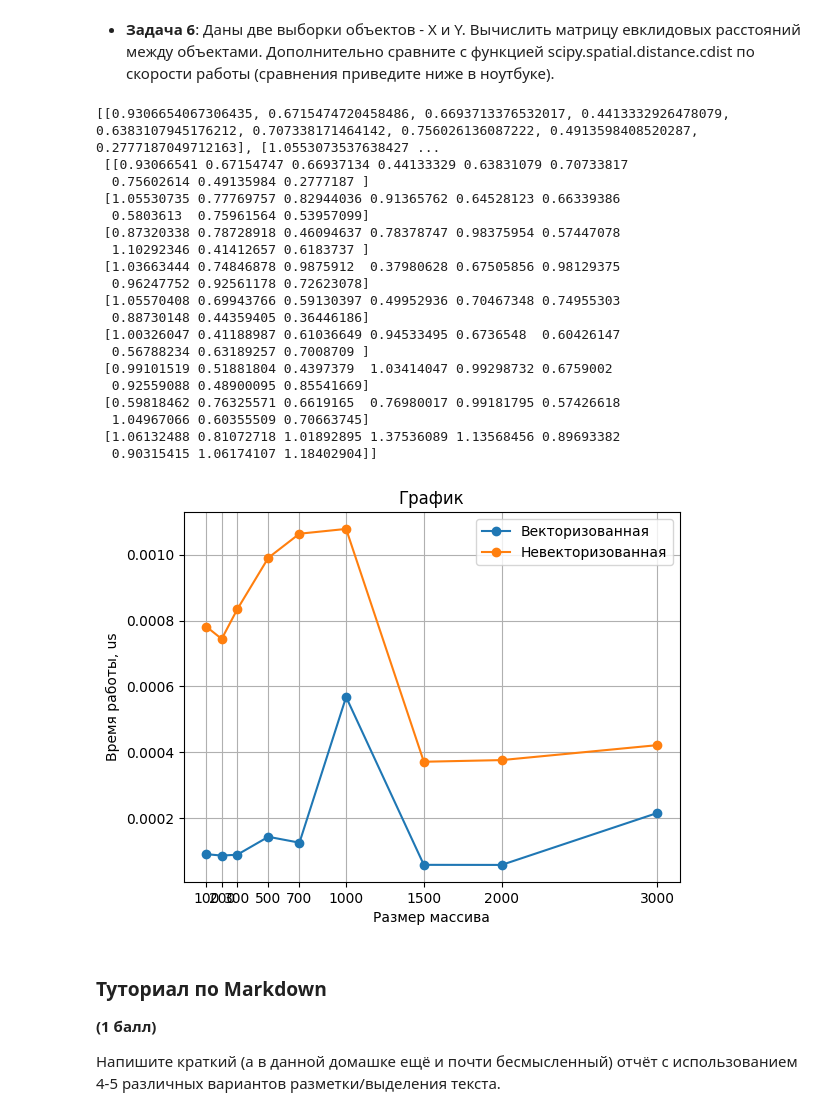
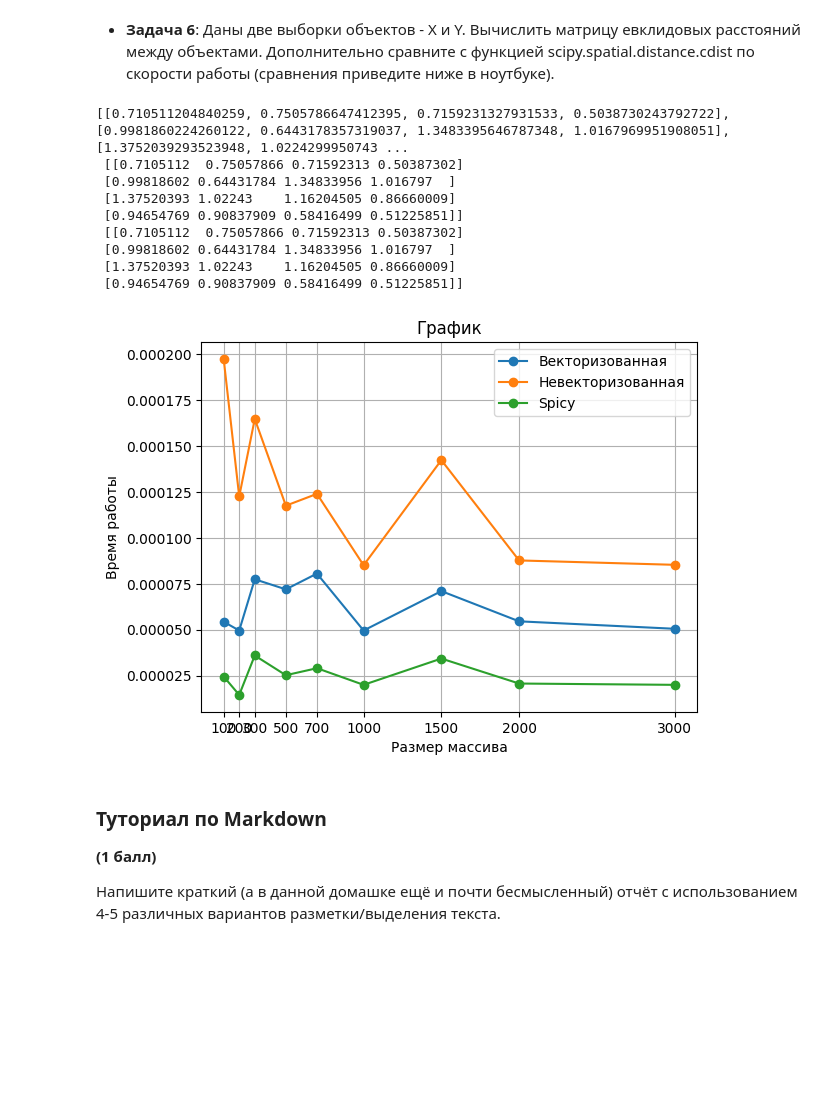
Before and after one commit to NikitaCat81/MLAESCTeminNikita, a Jupyter notebook: task1_numpy/task1_numpy_practive.ipynb, the cells around one changed output. Drawn from its saved outputs; the diff is of its cells as text; code cells hidden in the pictures; blank space fills up the shorter version.

```diff
--- a/task1_numpy/task1_numpy_practive.ipynb
+++ b/task1_numpy/task1_numpy_practive.ipynb
@@ -204,29 +194,32 @@ True
  Например, для x = np.array([6, 2, 0, 3, 0, 0, 5, 7, 0]) ответ – 5.
 # %%
 # code here
+
 import numpy as np
 import random
+import time
+%matplotlib inline
+import matplotlib.pyplot as plt
 
 random.seed()
 
 x = random.randint(3, 9)
 y = random.randint(3, 9)
 
-ms = np.random.rand(x)
+ms = np.array([6, 2, 0, 3, 0, 0, 5, 7, 0])
 
 
 def max_after_zero(ms):
     a = list()
     for i in range(1, len(ms)):
-        if((ms[i - 1] == 0).any):
+        if((ms[i - 1] == 0)):
             a.append(ms[i])
     return max(a)
 
 def max_after_zero_vect(ms):
-    a = np.ones((1))
-    a = np.hstack((a, ms))
-    i = a == 0
-    return np.max(ms)
+    num = np.where(ms[:len(ms) - 1] == 0)
+    num = np.array(num) + 1
+    return np.max(ms[(num.tolist())])
 
 
 
@@ -241,7 +234,7 @@ for size_a in size_d:
 
     start_time = time.time()
 
-    max_after_zero(ms)
+    max_after_zero(ms.tolist())
 
     non_v =  time.time() - start_time
 
@@ -258,7 +251,7 @@ plt.plot(size_d, v_1, label="Векторизованная", marker='o')
 plt.plot(size_d, non_v_1, label="Невекторизованная", marker='o')
 plt.xticks(size_d)
 plt.xlabel(u'Размер маcсива')
-plt.ylabel(u'Время работы, us')
+plt.ylabel(u'Время работы')
 plt.title(u'График')
 plt.grid(True)
 plt.legend()
@@ -402,6 +392,7 @@ plt.show()
 import numpy as np
 import random
 import math
+from scipy.spatial import distance
 
 random.seed()
 
@@ -426,62 +417,62 @@ def pairwise_distance(ms1, ms2):
 def pairwise_distance_vect(ms1, ms2):
     return np.sqrt(np.sum((ms1[:, np.newaxis] - ms2) ** 2, axis=-1))
 
-print(pairwise_distance(ms1, ms2), '\n', pairwise_distance_vect(ms1, ms2))
+print(pairwise_distance(ms1, ms2), '\n', pairwise_distance_vect(ms1, ms2), '\n', distance.cdist(ms1, ms2, 'euclidean'))
 
 
 size_d = [100, 200, 300, 500, 700, 1000, 1500, 2000, 3000]
 v_1 = []
 non_v_1 = []
+s_1 = []
 
 for size_a in size_d:
     ms = np.random.randint(-10, 10, (size_a, size_a))
 
     start_time = time.time()
 
     pairwise_distance(ms1, ms2)
 
     non_v =  time.time() - start_time
 
     start_time = time.time()
 
     pairwise_distance_vect(ms1, ms2)
+
     v = time.time() - start_time
+
+    start_time = time.time()
+
+    distance.cdist(ms1, ms2, 'euclidean')
+
+    s = time.time() - start_time
 
     v_1.append(v)
     non_v_1.append(non_v)
+    s_1.append(s)
 
 
 plt.plot(size_d, v_1, label="Векторизованная", marker='o')
 plt.plot(size_d, non_v_1, label="Невекторизованная", marker='o')
+plt.plot(size_d, s_1, label="Spicy", marker='o')
 plt.xticks(size_d)
 plt.xlabel(u'Размер маcсива')
-plt.ylabel(u'Время работы, us')
+plt.ylabel(u'Время работы')
 plt.title(u'График')
 plt.grid(True)
 plt.legend()
 
 plt.show()
 # %% [output]
-[[0.9306654067306435, 0.6715474720458486, 0.6693713376532017, 0.4413332926478079, 0.6383107945176212, 0.707338171464142, 0.756026136087222, 0.4913598408520287, 0.2777187049712163], [1.0553073537638427 ...
- [[0.93066541 0.67154747 0.66937134 0.44133329 0.63831079 0.70733817
-  0.75602614 0.49135984 0.2777187 ]
- [1.05530735 0.77769757 0.82944036 0.91365762 0.64528123 0.66339386
-  0.5803613  0.75961564 0.53957099]
- [0.87320338 0.78728918 0.46094637 0.78378747 0.98375954 0.57447078
-  1.10292346 0.41412657 0.6183737 ]
- [1.03663444 0.74846878 0.9875912  0.37980628 0.67505856 0.98129375
-  0.96247752 0.92561178 0.72623078]
- [1.05570408 0.69943766 0.59130397 0.49952936 0.70467348 0.74955303
-  0.88730148 0.44359405 0.36446186]
- [1.00326047 0.41188987 0.61036649 0.94533495 0.6736548  0.60426147
-  0.56788234 0.63189257 0.7008709 ]
- [0.99101519 0.51881804 0.4397379  1.03414047 0.99298732 0.6759002
-  0.92559088 0.48900095 0.85541669]
- [0.59818462 0.76325571 0.6619165  0.76980017 0.99181795 0.57426618
-  1.04967066 0.60355509 0.70663745]
- [1.06132488 0.81072718 1.01892895 1.37536089 1.13568456 0.89693382
-  0.90315415 1.06174107 1.18402904]]
+[[0.710511204840259, 0.7505786647412395, 0.7159231327931533, 0.5038730243792722], [0.9981860224260122, 0.6443178357319037, 1.3483395646787348, 1.0167969951908051], [1.3752039293523948, 1.0224299950743 ...
+ [[0.7105112  0.75057866 0.71592313 0.50387302]
+ [0.99818602 0.64431784 1.34833956 1.016797  ]
+ [1.37520393 1.02243    1.16204505 0.86660009]
+ [0.94654769 0.90837909 0.58416499 0.51225851]]
+ [[0.7105112  0.75057866 0.71592313 0.50387302]
+ [0.99818602 0.64431784 1.34833956 1.016797  ]
+ [1.37520393 1.02243    1.16204505 0.86660009]
+ [0.94654769 0.90837909 0.58416499 0.51225851]]
-[figure, old version]
+[figure, new version]
 # %% [markdown]
 ### Туториал по Markdown
 
```
Also changed, not shown: parts of 5 cells of this notebook, 3 other files.
